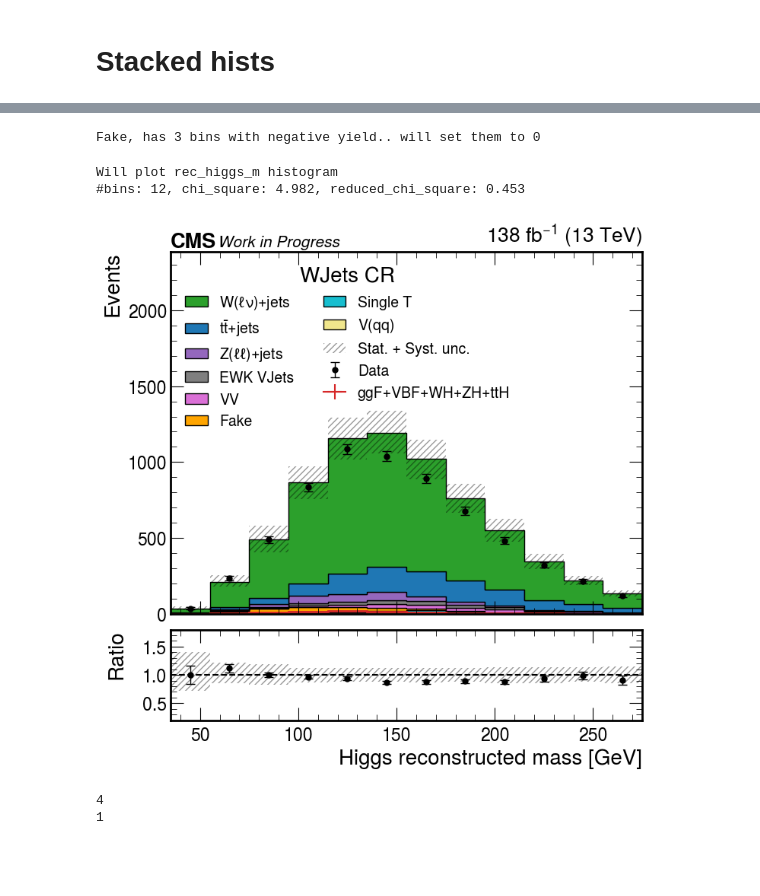
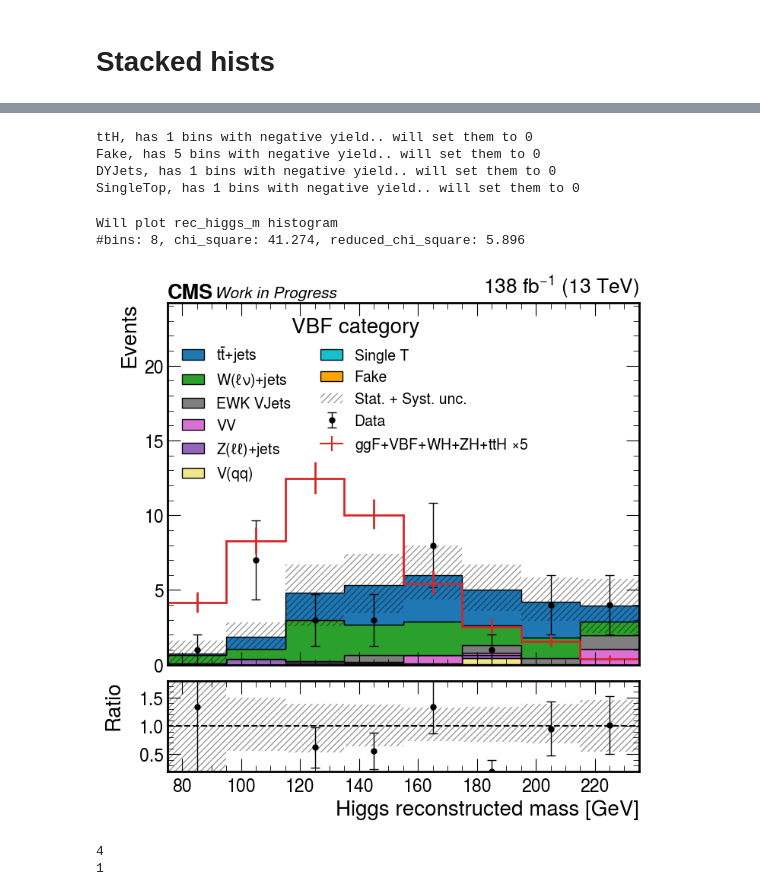
Before and after one commit to farakiko/boostedhiggs, a Jupyter notebook: binder/hists_plots.ipynb, the cells around one changed output, grey strips where cells are left out. Cells and saved outputs as stored; diff of their text form; code cells hidden in the pictures; blank space fills up the shorter version.

```diff
--- a/binder/hists_plots.ipynb
+++ b/binder/hists_plots.ipynb
@@ -933,7 +942,7 @@ if plot_syst_unc:
     SYST_hists = initialize_syst_unc_hists(SYST_DICT, {"years_to_plot": years_to_plot, "vars_to_plot": vars_to_plot, "massbin": massbin})
 # %%
 WP_ggF = 0.93
-WP_VBF = 0.88
+WP_VBF = 0.905
 
 region_sel = {
 #     "Pre-selection": "met_pt>0",   # dummy
@@ -947,16 +956,17 @@ region_sel = {
 
 #     "Pre-selection": "fj_mass>20 & fj_mass<40",   # dummy
 
-#     "SR": f"THWW>{WP_VBF} & (n_bjets_T==0)",
+    "SR": f"THWW>{WP_VBF} & (n_bjets_T==0)",
 #     "arc": f"THWW>0.93 & (n_bjets_T==0)",
 #     "Top CR": f"(n_bjets_T>0) & THWW>0.9",
-    "WJets CR": f"(THWW<{WP_VBF}) & (n_bjets_T==0)",
+#     "WJets CR": f"(THWW<{WP_VBF}) & (n_bjets_T==0)",
 }
 region, sel = list(region_sel.items())[0]
 
 shift = 50
 categories_sel = {
-#     "VBF category": f"( (THWW>{WP_VBF}) & (n_bjets_T==0) ) & ( (mjj>1000) & (deta>3.5) )",
+    "VBF category": f"( (THWW>{WP_VBF}) & (n_bjets_T==0) ) & ( (mjj>1000) & (deta>3.5) )",
+
 #     "ggF category": f"( (THWW>{WP_ggF}) & (n_bjets_T==0) ) & ( ( (mjj<1000) | (deta<3.5) ) ) & (VH_fj_VScore<0.9)",
 
 #     r"ggF category $p_T \in $ " + f"[{200+shift}, {300+shift}]": f"( (THWW>{WP_ggF}) & (n_bjets_T==0) ) & ( ( (mjj<1000) | (deta<3.5) ) & (rec_higgs_pt<{300+shift}) ) & (VH_fj_VScore<0.9)",
@@ -996,7 +1006,7 @@ for var_to_plot in vars_to_plot:
 #                     else:
 #                         df = pd.read_parquet(f"../LP/LP_TTbar_{year}_{ch}.parquet")
 
-#                     # TODO
+                    # TODO
 #                     df = events_dict[year][ch]["TTbar"]
 
 
@@ -1004,16 +1014,12 @@ for var_to_plot in vars_to_plot:
 #                     is_top_lq = (df["fj_Top_nquarksnob"]==1) & (df["fj_Top_nbquarks"]==0)
 #                     is_top_lqq = (df["fj_Top_nquarksnob"]==2) & (df["fj_Top_nbquarks"]==0)
 
-#                     if (sample == "TTbar_is_top_lq") or (sample == "TTbar_LP_is_top_lq"):
+#                     if (sample == "TTbar_is_top_lq"):
 #                         df = df[is_top_lq]
-#                     elif (sample == "TTbar_is_top_lqq") or (sample == "TTbar_LP_is_top_lqq"):
+#                     elif (sample == "TTbar_is_top_lqq"):
 #                         df = df[is_top_lqq]
-#                     elif (sample == "TTbar_others") or (sample == "TTbar_LP_others"):
+#                     elif (sample == "TTbar_others"):
 #                         df = df[~(is_top_lq | is_top_lqq)]
-#                     elif sample == "TTbar_allmatched":
-#                         df = df[df["fj_isTop_W_lep_b"] == 1]
-#                     elif sample == "TTbar_unmatched":
-#                         df = df[df["fj_isTop_W_lep_b"] != 1]
 
 # #                 elif "WJetsLNu" in sample:
 # #                     df = events_dict[year][ch]["WJetsLNu"]
@@ -1045,22 +1051,12 @@ for var_to_plot in vars_to_plot:
 
 #                 else:
                 df = events_dict[year][ch][sample]
-
-#                 df["rho"] = np.log(df["fj_mass"]**2 / df["fj_pt"]**2)
-
-#                 df["pt_ratio"] = df["lep_pt"] / df["fj_pt"]
                 df = df.query(sel)
 
                 if len(categories_sel)>=1:
                     category, category_sel = list(categories_sel.items())[0]
                     df = df.query(category_sel)
 
-#                 if sample == "EWKvjets":
-#                     threshold = 20
-#                     den += len(df['nominal'])
-#                     num += sum(df["nominal"]>threshold)
-
-#                     df = df[df["nominal"] < threshold]
 
                 # ----------- some variables need manual tweaking
                 if var_to_plot == "met_phi":
@@ -1098,11 +1094,10 @@ for var_to_plot in vars_to_plot:
 
 
                 # ----------- done with the above.
-#                 df["rec_higgs_m"][df["rec_higgs_m"] < 75] = 75
-
                 add_TRG_SF = True
-                if (add_TRG_SF) and (sample != "Data"):
-                    ptbinning = [2000, 200, 120, 30]
+                if (add_TRG_SF) and (sample != "Data") and (ch == "ele"):
+#                     ptbinning = [2000, 200, 120, 30]
+                    ptbinning = [2000, 200, 170, 150, 130, 110, 90, 70, 50, 30]
                     etabinning = [-2.5, -1.5, -0.5,  0.5,  1.5,  2.5]
 
                     for i in range(len(ptbinning)-1):
@@ -1158,7 +1153,10 @@ for var_to_plot in vars_to_plot:
             SYST_hists[var_to_plot]["up"][f"LP_weight_{sys_key}"].view().value = np.maximum(up, down)
             SYST_hists[var_to_plot]["down"][f"LP_weight_{sys_key}"].view().value = np.minimum(up, down)
 # %% [output]
-Fake, has 3 bins with negative yield.. will set them to 0
+ttH, has 1 bins with negative yield.. will set them to 0
+Fake, has 5 bins with negative yield.. will set them to 0
+DYJets, has 1 bins with negative yield.. will set them to 0
+SingleTop, has 1 bins with negative yield.. will set them to 0
 # %%
 plt.rcParams.update({"font.size": 20})
 add_data = True
@@ -1185,37 +1183,37 @@ PATH = f"/Users/fmokhtar/Desktop/AN_2024/lol"
 # if add_TRG_SF:
 #     PATH = f"/Users/fmokhtar/Desktop/AN_2024/eletriggerSF/UL{year[2:].replace('APV', '')}/with_trgSF"
 # else:
 #     PATH = f"/Users/fmokhtar/Desktop/AN_2024/eletriggerSF/UL{year[2:].replace('APV', '')}/without_trgSF"
 
 if not os.path.exists(PATH):
     os.makedirs(PATH)
 
 nice_ch = {
     "ele": "Electron",
     "mu": "Muon",
 }
 
 plot_hists(hists, years_to_plot, channels_to_plot, vars_to_plot,
             add_data=True,
             logy=False,
             mult=mult,
             outpath=PATH,
 #             text_=f"{nice_ch[ch]} channel",
-            text_=list(region_sel.items())[0][0],
-#             text_=list(categories_sel.items())[0][0],
+#             text_=list(region_sel.items())[0][0],
+            text_=list(categories_sel.items())[0][0],
             blind_region=False,
             plot_Fake_unc=0.25,
             plot_syst_unc=(SYST_UNC_up, SYST_UNC_down) if plot_syst_unc else None,
            add_soverb=False,
            legend_ncol=2,
 #            seperate_Fake_unc=True,
            plot_totsig=True,
            plot_sig_components=False,
           )
 # %% [output]
 Will plot rec_higgs_m histogram
-#bins: 12, chi_square: 4.982, reduced_chi_square: 0.453
+#bins: 8, chi_square: 41.274, reduced_chi_square: 5.896
-[figure, old version]
+[figure, new version]
 # %%
 import uproot, vector
 import awkward as ak
```
Also changed, not shown: parts of 5 cells of this notebook, 10 other files.
